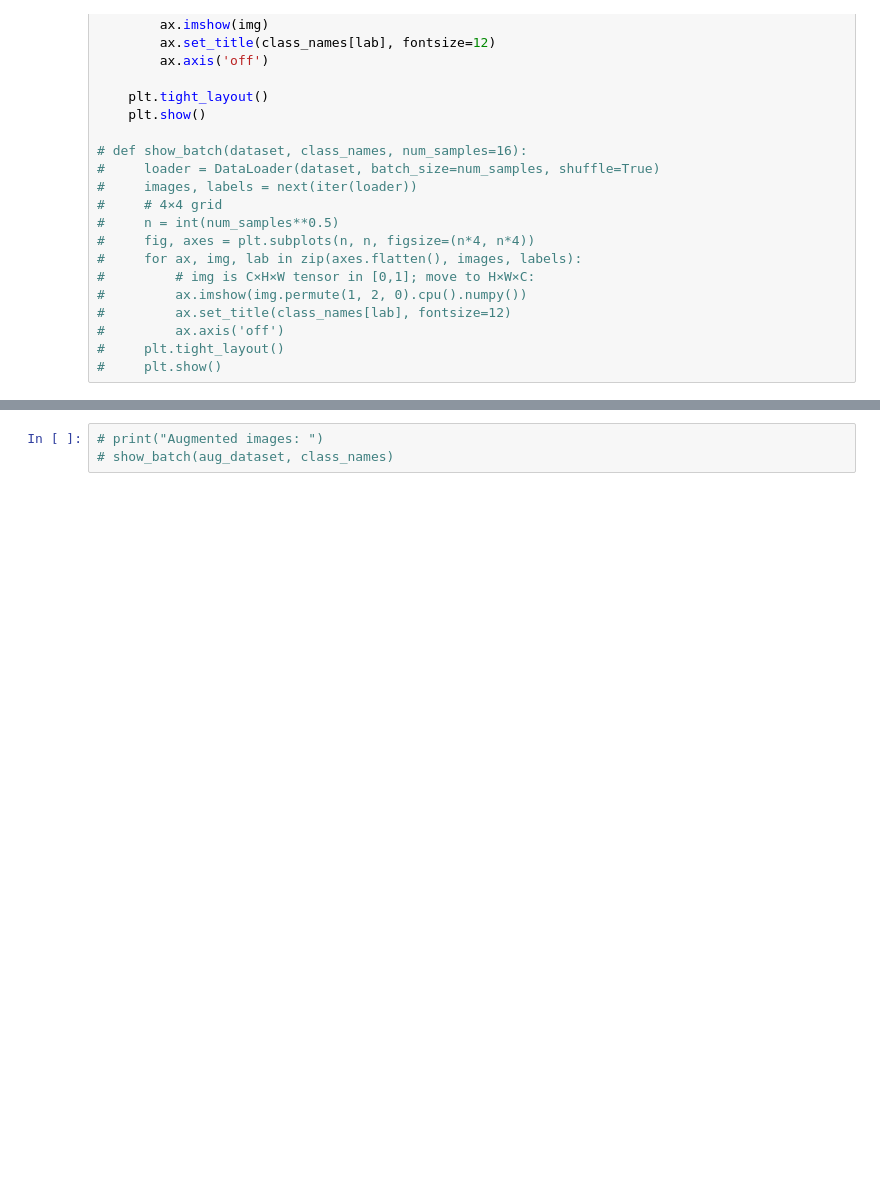
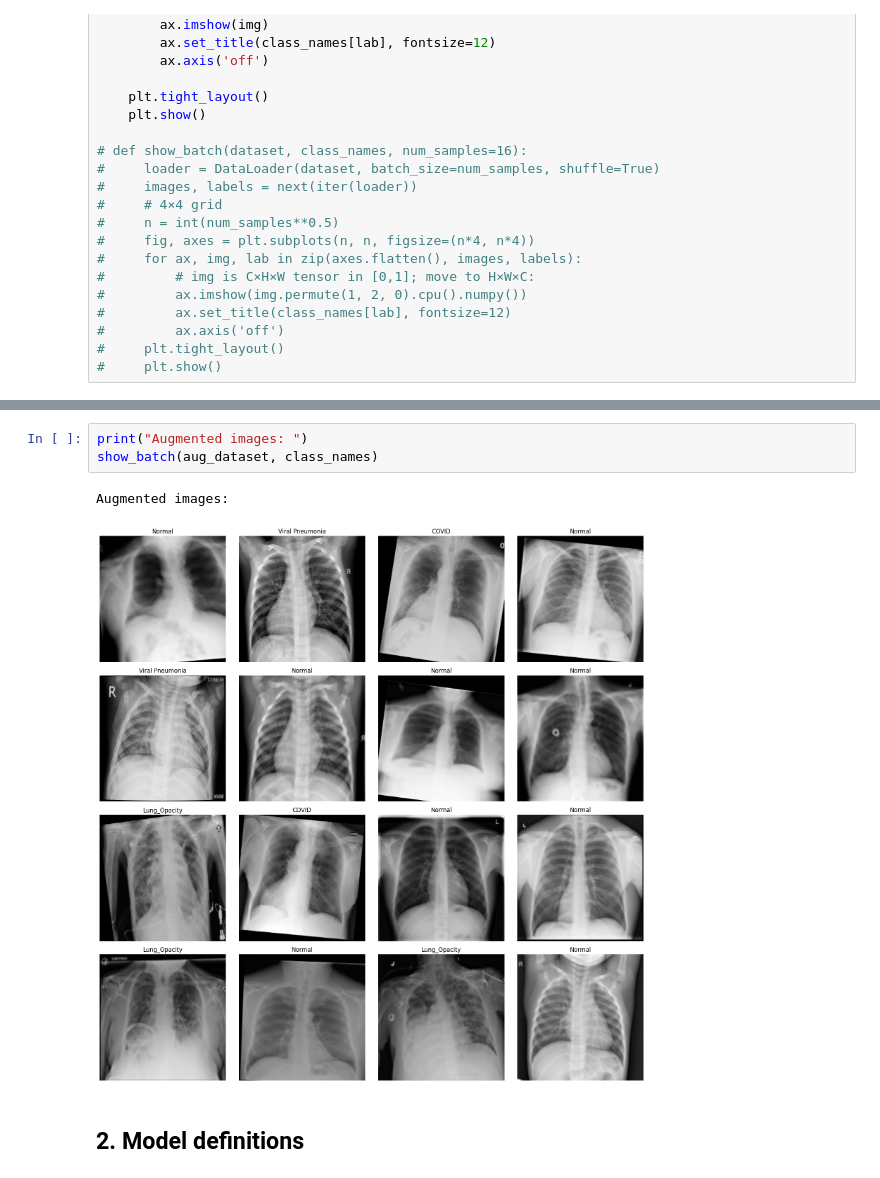
Before and after one commit to Raahim58/PRNet_MaanzAI, a Jupyter notebook: PRNet_replicate.ipynb, the cells around one changed output, grey strips where cells are left out. Cells and saved outputs as stored; diff of their text form; blank space fills up the shorter version.

```diff
--- a/PRNet_replicate.ipynb
+++ b/PRNet_replicate.ipynb
@@ -263,3 +266,8 @@ def show_batch(dataset, class_names, num_samples=16):
 # %%
-# print("Augmented images: ")
-# show_batch(aug_dataset, class_names)
+print("Augmented images: ")
+show_batch(aug_dataset, class_names)
+# %% [output]
+Augmented images:
+[figure, added]
+# %% [markdown]
+## 2. Model definitions
```
Also changed, not shown: parts of 3 cells of this notebook.
